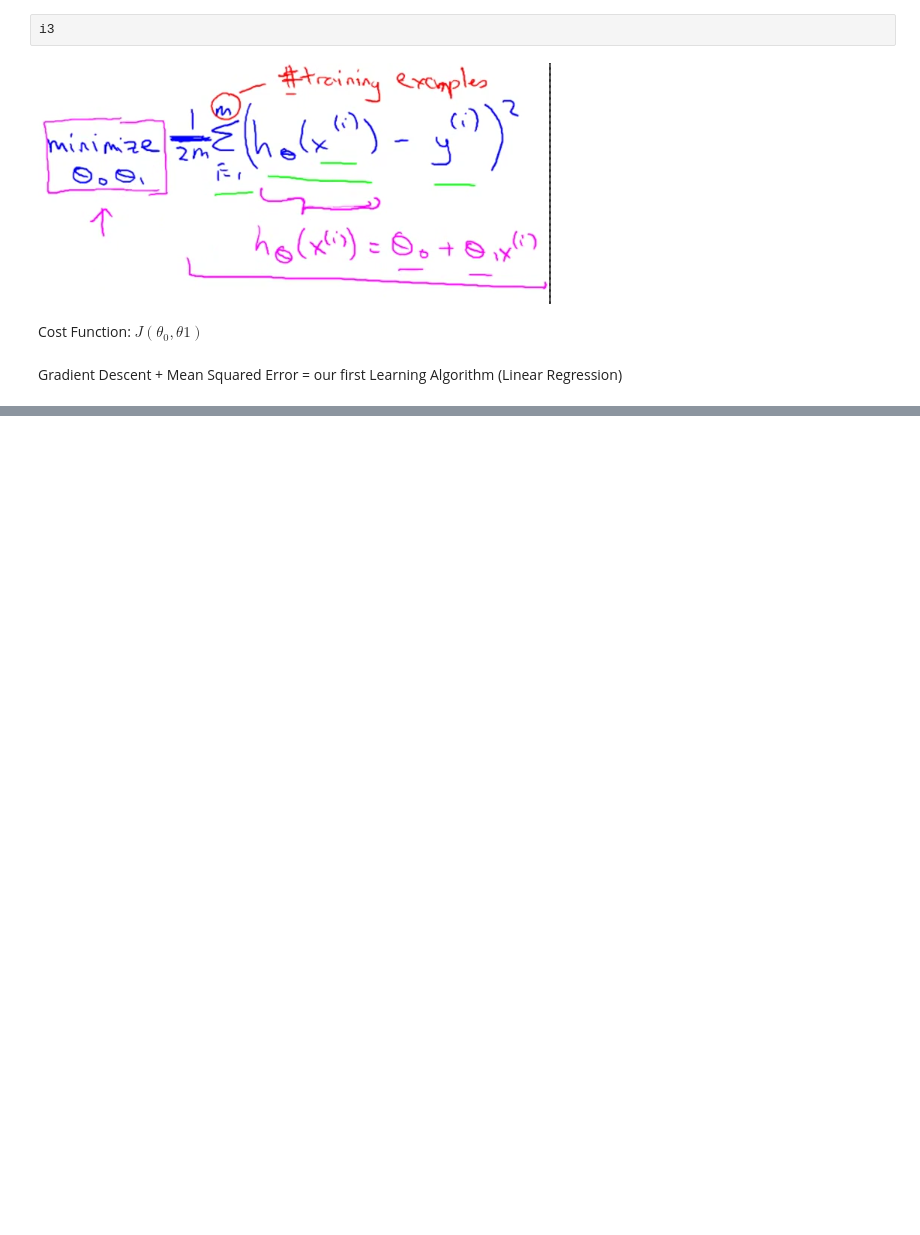
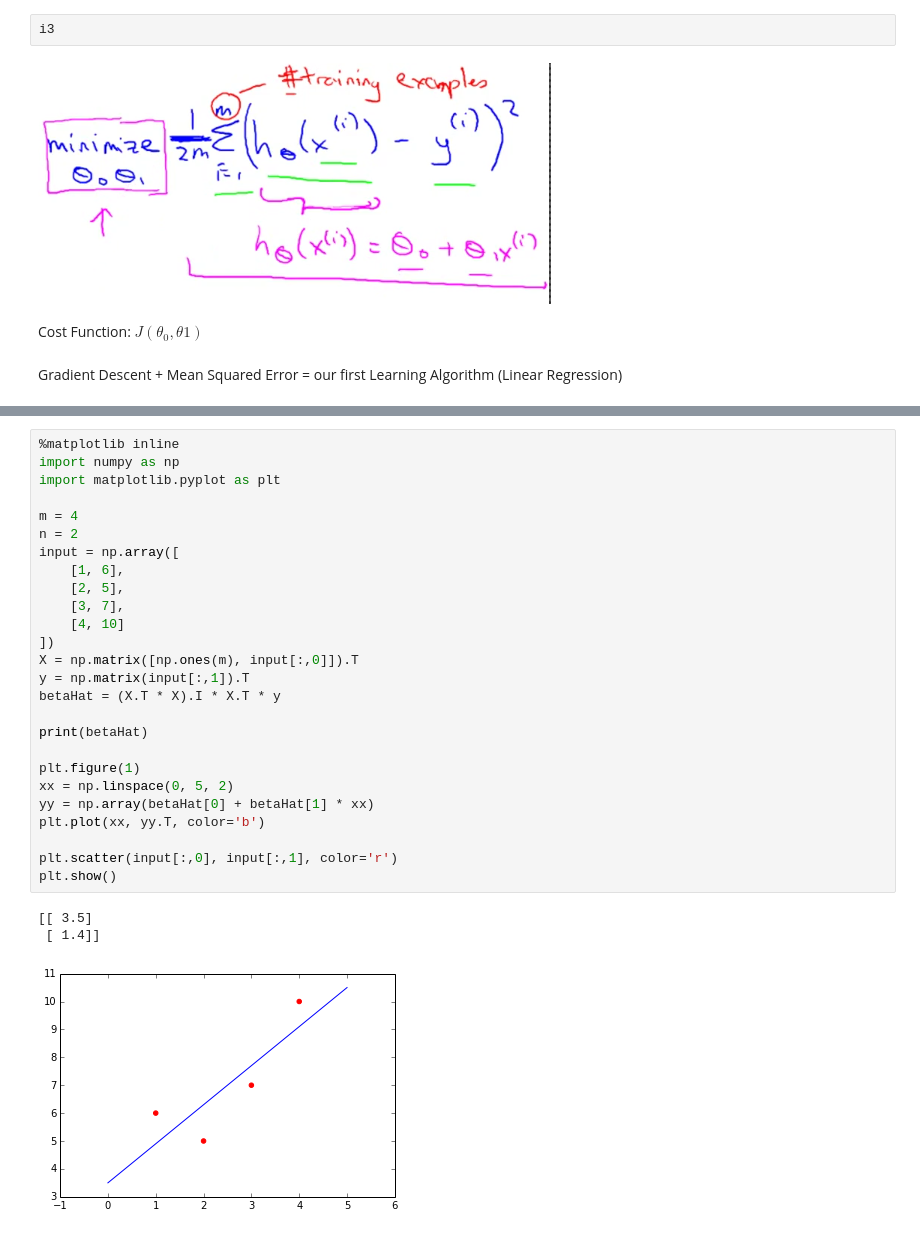
Before and after one commit to ncfausti/machine_learning, a Jupyter notebook: Week 1.ipynb, the cells around one changed output, grey strips where cells are left out. Saved outputs shown, nothing was run; the diff lists cells and outputs as text; blank space fills up the shorter version.

Commit message:
added matrix multiplication

```diff
--- a/Week 1.ipynb
+++ b/Week 1.ipynb
@@ -124,0 +149,30 @@ $
+# %%
+%matplotlib inline
+import numpy as np
+import matplotlib.pyplot as plt
+
+m = 4
+n = 2
+input = np.array([
+    [1, 6],
+    [2, 5],
+    [3, 7],
+    [4, 10]
+])
+X = np.matrix([np.ones(m), input[:,0]]).T
+y = np.matrix(input[:,1]).T
+betaHat = (X.T * X).I * X.T * y
+
+print(betaHat)
+
+plt.figure(1)
+xx = np.linspace(0, 5, 2)
+yy = np.array(betaHat[0] + betaHat[1] * xx)
+plt.plot(xx, yy.T, color='b')
+
+plt.scatter(input[:,0], input[:,1], color='r')
+plt.show()
+# %% [output]
+[[ 3.5]
+ [ 1.4]]
+[figure, added]
```
Also changed, not shown: parts of 1 cell of this notebook, 1 other file.
